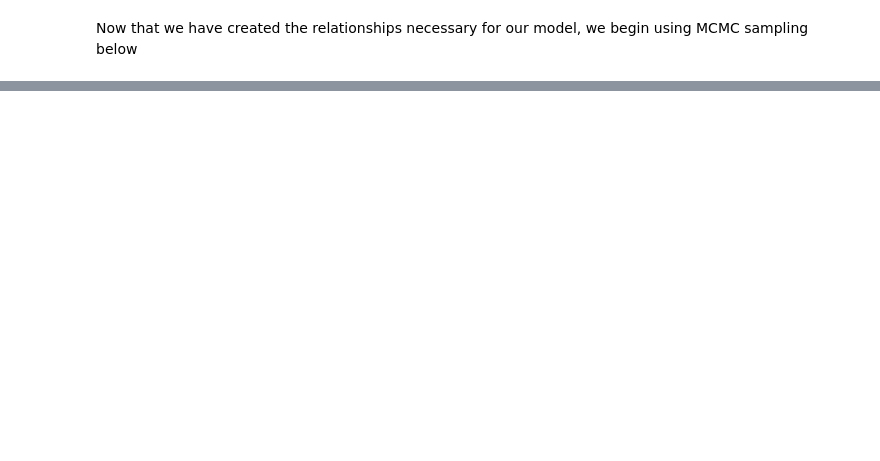
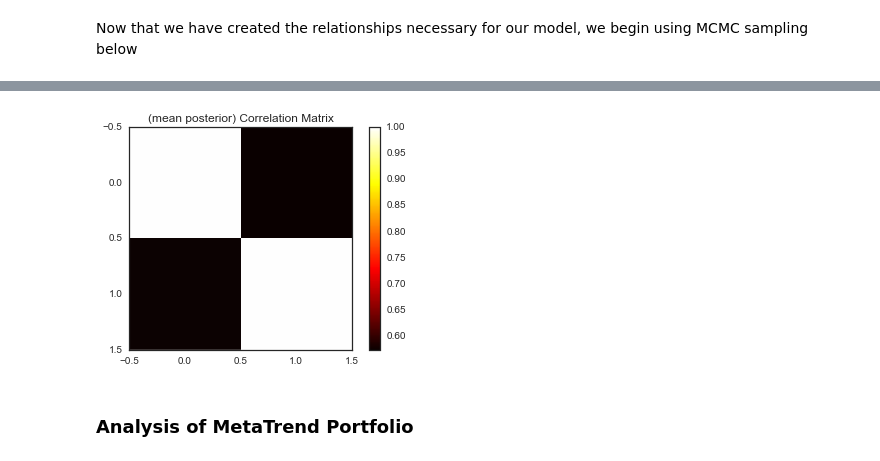
Before and after one commit to jonahwilliams/notebooks, a Jupyter notebook: independent_study/StockMarketAnalysisBayes.ipynb, the cells around one changed output, grey strips where cells are left out. Saved outputs shown, nothing was run; the diff lists cells and outputs as text; code cells hidden in the pictures; blank space fills up the shorter version.

Commit message:
fixed graphs

```diff
--- a/independent_study/StockMarketAnalysisBayes.ipynb
+++ b/independent_study/StockMarketAnalysisBayes.ipynb
@@ -153,0 +153,27 @@ plt.show()
+# %%
+cov_samples = M.trace("inv_cov_matrix")[:]
+# %%
+sns.set_style("white")
+cov = np.linalg.inv(np.mean(cov_samples, axis=0))
+
+def cov2corr(A):
+    """
+    covariance matrix to correlation matrix.
+    """
+    d = np.sqrt(A.diagonal())
+    A = ((A.T / d).T) / d
+    #A[ np.diag_indices(A.shape[0]) ] = np.ones( A.shape[0] )
+    return A
+
+cor = cov2corr(cov)
+
+
+plt.imshow(cor, interpolation="none",
+           cmap=plt.cm.hot)
+plt.colorbar(orientation="vertical")
+plt.title("(mean posterior) Correlation Matrix")
+plt.show()
+# %% [output]
+[figure, added]
+# %% [markdown]
+<h3>Analysis of MetaTrend Portfolio</h3>
```
Also changed, not shown: parts of 18 cells of this notebook.
